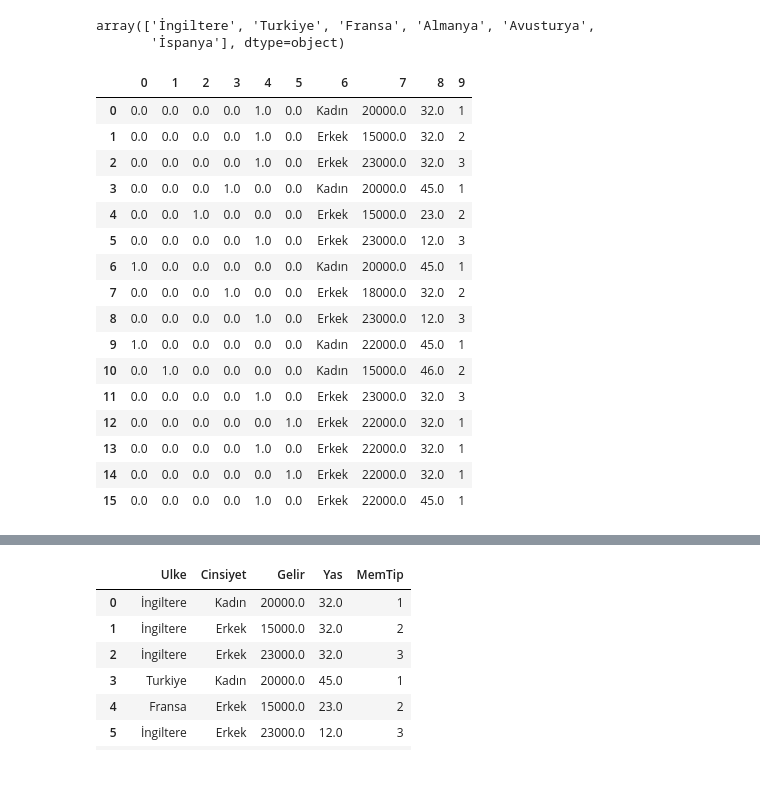
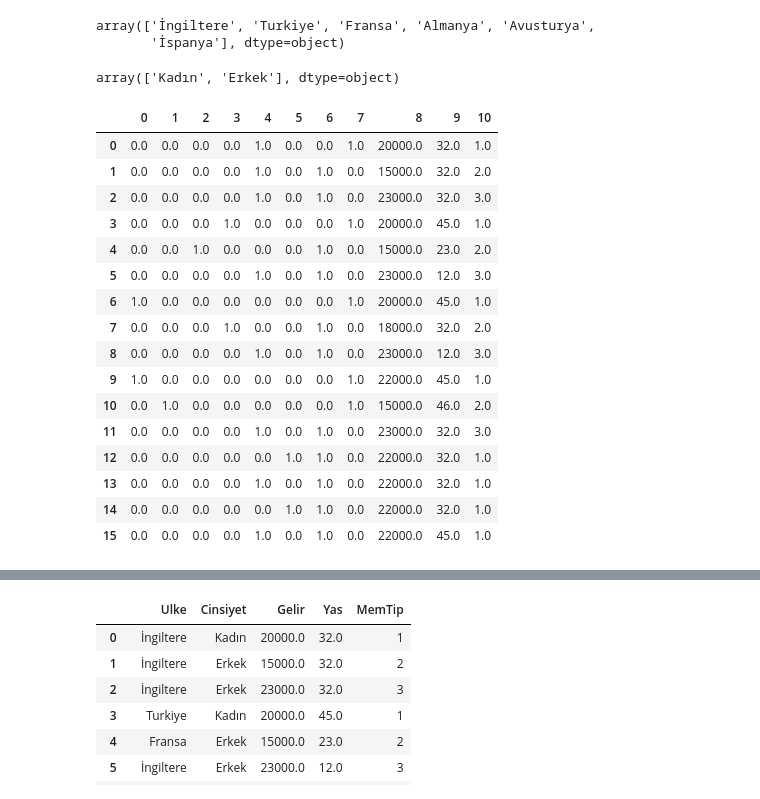
Before and after one commit to ibrahimediz/KordsaIntroML, a Jupyter notebook: Documents/DataPreprocessing/EncodingData.ipynb, the cells around one changed output, grey strips where cells are left out. Cells and saved outputs as stored; diff of their text form; code cells hidden in the pictures.

```diff
--- a/Documents/DataPreprocessing/EncodingData.ipynb
+++ b/Documents/DataPreprocessing/EncodingData.ipynb
@@ -53,27 +58,32 @@ df.Ulke.unique()
 # %% [output]
 array(['İngiltere', 'Turkiye', 'Fransa', 'Almanya', 'Avusturya',
        'İspanya'], dtype=object)
+# %%
+df.Cinsiyet.unique()
+# %% [output]
+array(['Kadın', 'Erkek'], dtype=object)
 # %%
 from sklearn.preprocessing import OneHotEncoder
 from sklearn.compose import ColumnTransformer
-ct = ColumnTransformer(transformers=[('encoder',OneHotEncoder(),[0])],remainder='passthrough')
+ct = ColumnTransformer(transformers=[('encoder',OneHotEncoder(),[0,1])],remainder='passthrough')
 ct.fit_transform(df)
-pd.DataFrame(ct.fit_transform(df))
+encoded = pd.DataFrame(ct.fit_transform(df))
+encoded
 # %% [output]
-|  | 0 | 1 | 2 | 3 | 4 | 5 | 6 | 7 | 8 | 9 |
-| 0 | 0.0 | 0.0 | 0.0 | 0.0 | 1.0 | 0.0 | Kadın | 20000.0 | 32.0 | 1 |
-| 1 | 0.0 | 0.0 | 0.0 | 0.0 | 1.0 | 0.0 | Erkek | 15000.0 | 32.0 | 2 |
-| 2 | 0.0 | 0.0 | 0.0 | 0.0 | 1.0 | 0.0 | Erkek | 23000.0 | 32.0 | 3 |
-| 3 | 0.0 | 0.0 | 0.0 | 1.0 | 0.0 | 0.0 | Kadın | 20000.0 | 45.0 | 1 |
-| 4 | 0.0 | 0.0 | 1.0 | 0.0 | 0.0 | 0.0 | Erkek | 15000.0 | 23.0 | 2 |
-| 5 | 0.0 | 0.0 | 0.0 | 0.0 | 1.0 | 0.0 | Erkek | 23000.0 | 12.0 | 3 |
-| 6 | 1.0 | 0.0 | 0.0 | 0.0 | 0.0 | 0.0 | Kadın | 20000.0 | 45.0 | 1 |
-| 7 | 0.0 | 0.0 | 0.0 | 1.0 | 0.0 | 0.0 | Erkek | 18000.0 | 32.0 | 2 |
-| 8 | 0.0 | 0.0 | 0.0 | 0.0 | 1.0 | 0.0 | Erkek | 23000.0 | 12.0 | 3 |
-| 9 | 1.0 | 0.0 | 0.0 | 0.0 | 0.0 | 0.0 | Kadın | 22000.0 | 45.0 | 1 |
-| 10 | 0.0 | 1.0 | 0.0 | 0.0 | 0.0 | 0.0 | Kadın | 15000.0 | 46.0 | 2 |
-| 11 | 0.0 | 0.0 | 0.0 | 0.0 | 1.0 | 0.0 | Erkek | 23000.0 | 32.0 | 3 |
-| 12 | 0.0 | 0.0 | 0.0 | 0.0 | 0.0 | 1.0 | Erkek | 22000.0 | 32.0 | 1 |
-| 13 | 0.0 | 0.0 | 0.0 | 0.0 | 1.0 | 0.0 | Erkek | 22000.0 | 32.0 | 1 |
-| 14 | 0.0 | 0.0 | 0.0 | 0.0 | 0.0 | 1.0 | Erkek | 22000.0 | 32.0 | 1 |
-| 15 | 0.0 | 0.0 | 0.0 | 0.0 | 1.0 | 0.0 | Erkek | 22000.0 | 45.0 | 1 |
+|  | 0 | 1 | 2 | 3 | 4 | 5 | 6 | 7 | 8 | 9 | 10 |
+| 0 | 0.0 | 0.0 | 0.0 | 0.0 | 1.0 | 0.0 | 0.0 | 1.0 | 20000.0 | 32.0 | 1.0 |
+| 1 | 0.0 | 0.0 | 0.0 | 0.0 | 1.0 | 0.0 | 1.0 | 0.0 | 15000.0 | 32.0 | 2.0 |
+| 2 | 0.0 | 0.0 | 0.0 | 0.0 | 1.0 | 0.0 | 1.0 | 0.0 | 23000.0 | 32.0 | 3.0 |
+| 3 | 0.0 | 0.0 | 0.0 | 1.0 | 0.0 | 0.0 | 0.0 | 1.0 | 20000.0 | 45.0 | 1.0 |
+| 4 | 0.0 | 0.0 | 1.0 | 0.0 | 0.0 | 0.0 | 1.0 | 0.0 | 15000.0 | 23.0 | 2.0 |
+| 5 | 0.0 | 0.0 | 0.0 | 0.0 | 1.0 | 0.0 | 1.0 | 0.0 | 23000.0 | 12.0 | 3.0 |
+| 6 | 1.0 | 0.0 | 0.0 | 0.0 | 0.0 | 0.0 | 0.0 | 1.0 | 20000.0 | 45.0 | 1.0 |
+| 7 | 0.0 | 0.0 | 0.0 | 1.0 | 0.0 | 0.0 | 1.0 | 0.0 | 18000.0 | 32.0 | 2.0 |
+| 8 | 0.0 | 0.0 | 0.0 | 0.0 | 1.0 | 0.0 | 1.0 | 0.0 | 23000.0 | 12.0 | 3.0 |
+| 9 | 1.0 | 0.0 | 0.0 | 0.0 | 0.0 | 0.0 | 0.0 | 1.0 | 22000.0 | 45.0 | 1.0 |
+| 10 | 0.0 | 1.0 | 0.0 | 0.0 | 0.0 | 0.0 | 0.0 | 1.0 | 15000.0 | 46.0 | 2.0 |
+| 11 | 0.0 | 0.0 | 0.0 | 0.0 | 1.0 | 0.0 | 1.0 | 0.0 | 23000.0 | 32.0 | 3.0 |
+| 12 | 0.0 | 0.0 | 0.0 | 0.0 | 0.0 | 1.0 | 1.0 | 0.0 | 22000.0 | 32.0 | 1.0 |
+| 13 | 0.0 | 0.0 | 0.0 | 0.0 | 1.0 | 0.0 | 1.0 | 0.0 | 22000.0 | 32.0 | 1.0 |
+| 14 | 0.0 | 0.0 | 0.0 | 0.0 | 0.0 | 1.0 | 1.0 | 0.0 | 22000.0 | 32.0 | 1.0 |
+| 15 | 0.0 | 0.0 | 0.0 | 0.0 | 1.0 | 0.0 | 1.0 | 0.0 | 22000.0 | 45.0 | 1.0 |
```
Also changed, not shown: parts of 5 cells of this notebook, 11 other files.
